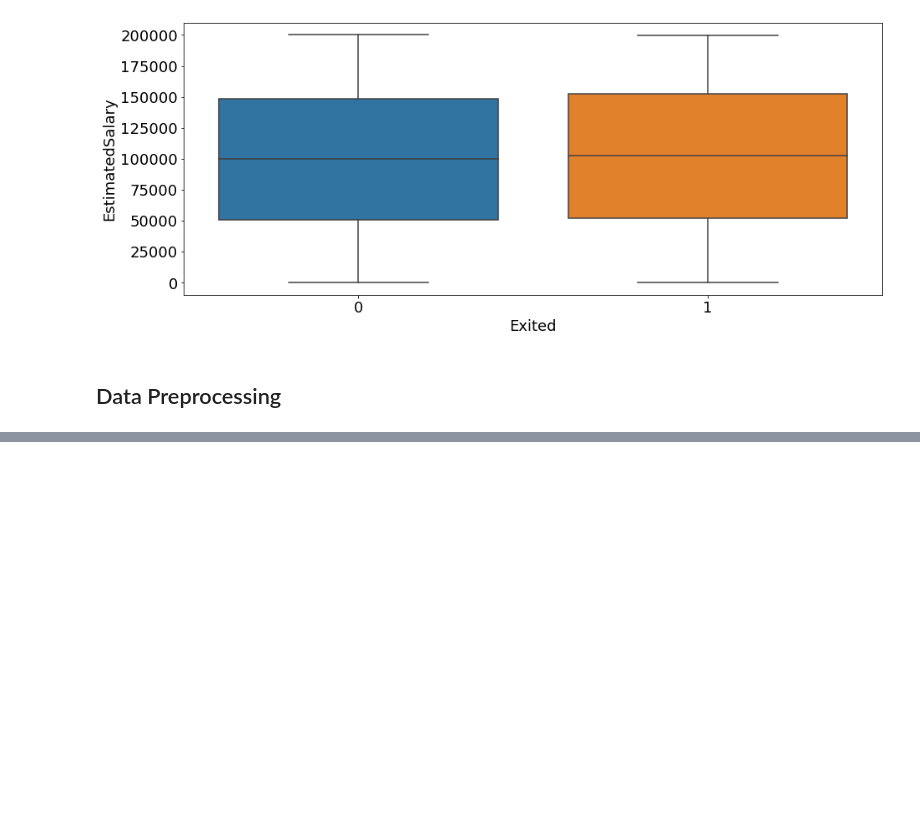
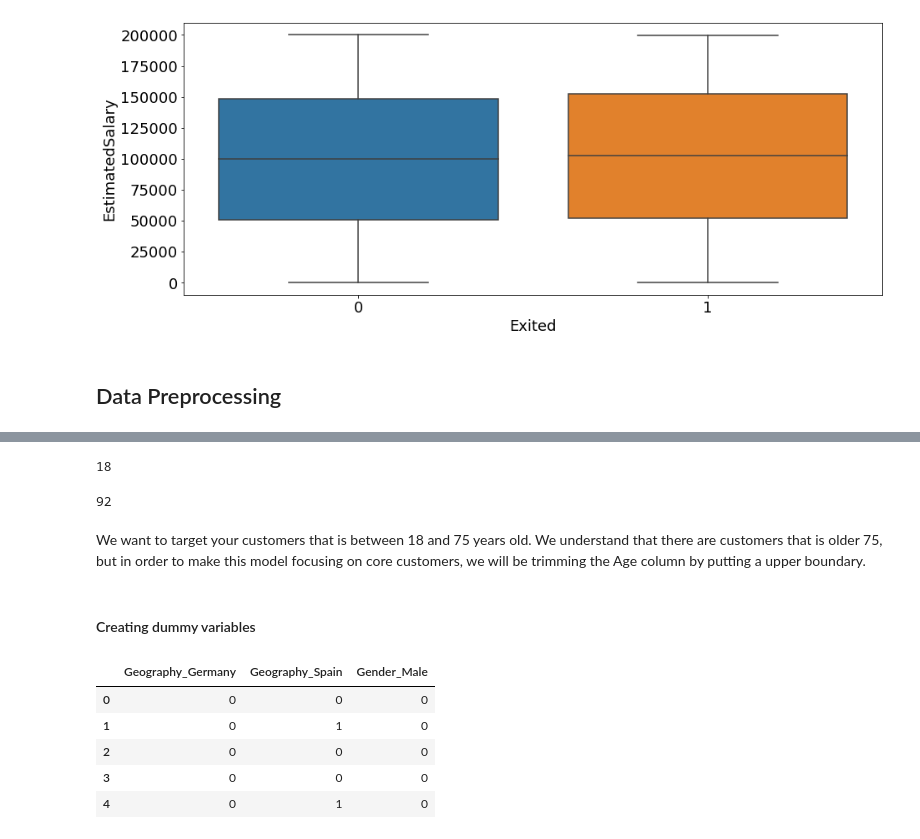
Before and after one commit to Yoyoyamato/churn_modeling, a Jupyter notebook: EDA.ipynb, the cells around one changed output, grey strips where cells are left out. Cells and saved outputs as stored; diff of their text form; code cells hidden in the pictures; blank space fills up the shorter version.

```diff
--- a/EDA.ipynb
+++ b/EDA.ipynb
@@ -169,0 +177,24 @@ sns.boxplot(y="EstimatedSalary",x="Exited",data=df)
+# %%
+df.Age.min()
+# %% [output]
+18
+# %%
+df.Age.max()
+# %% [output]
+92
+# %% [markdown]
+We want to target your customers that is between 18 and 75 years old. We understand that there are customers that is older 75, but in order to make this model focusing on core customers, we will be trimming the Age column by putting a upper boundary.
+# %%
+df = df[df["Age"]<=75]
+# %% [markdown]
+#### Creating dummy variables
+# %%
+dum = pd.get_dummies(df[['Geography','Gender']],drop_first=True)
+dum.head()
+# %% [output]
+|  | Geography_Germany | Geography_Spain | Gender_Male |
+| 0 | 0 | 0 | 0 |
+| 1 | 0 | 1 | 0 |
+| 2 | 0 | 0 | 0 |
+| 3 | 0 | 0 | 0 |
+| 4 | 0 | 1 | 0 |
```
Also changed, not shown: parts of 4 cells of this notebook.
